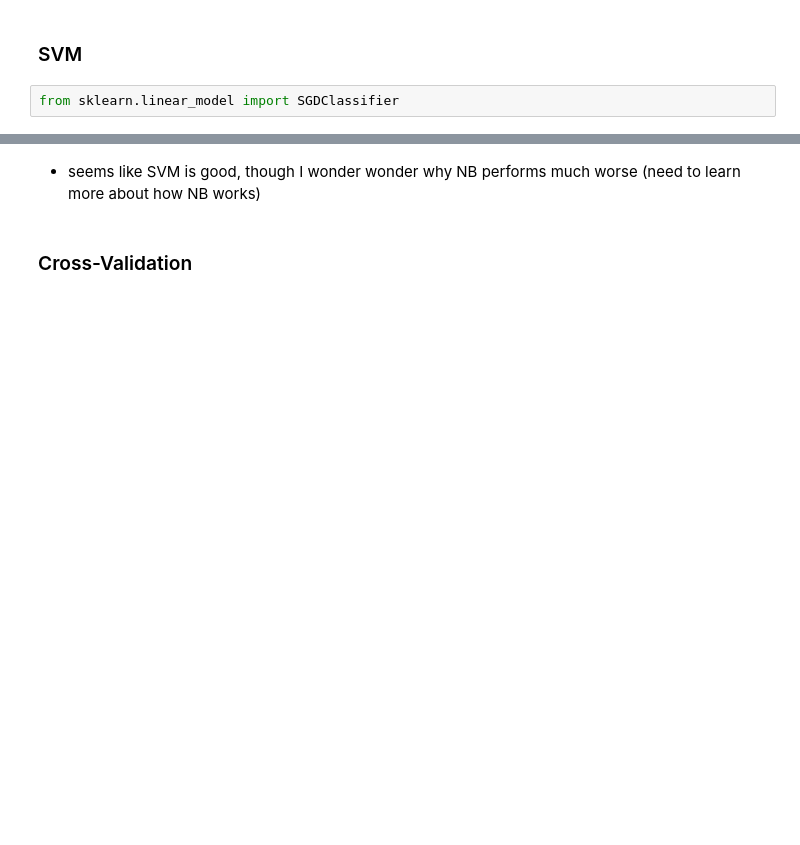
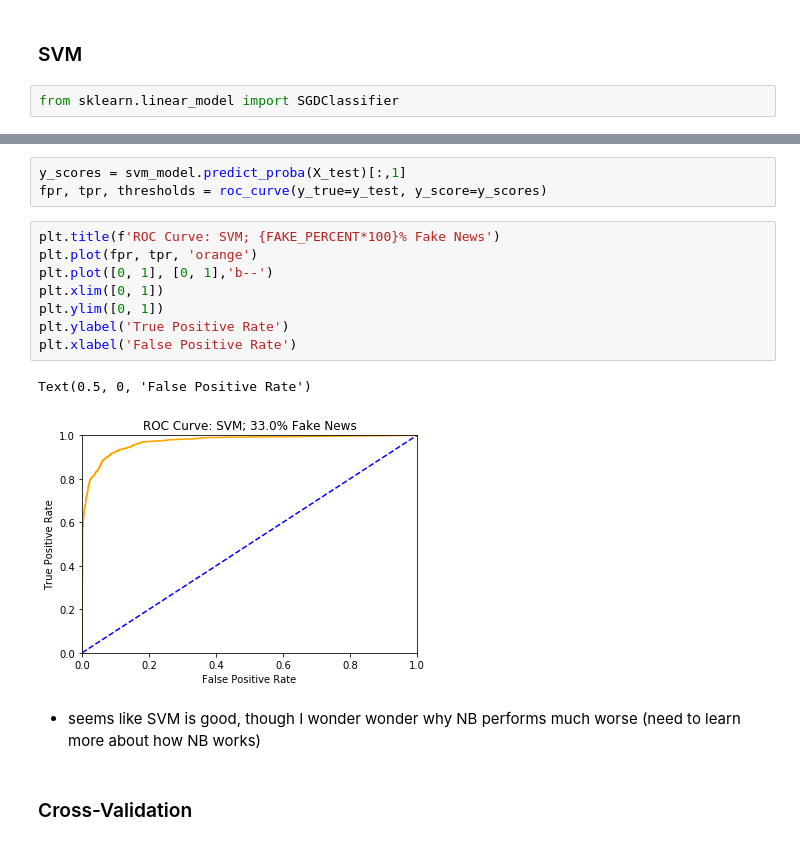
Before and after one commit to Melissa-Liu/FakeNewsDetector, a Jupyter notebook: body_only.ipynb, the cells around one changed output, grey strips where cells are left out. Cells and saved outputs as stored; diff of their text form; blank space fills up the shorter version.

```diff
--- a/body_only.ipynb
+++ b/body_only.ipynb
@@ -133,3 +148,17 @@ Normalized confusion matrix
+# %%
+y_scores = svm_model.predict_proba(X_test)[:,1]
+fpr, tpr, thresholds = roc_curve(y_true=y_test, y_score=y_scores)
+# %%
+plt.title(f'ROC Curve: SVM; {FAKE_PERCENT*100}% Fake News')
+plt.plot(fpr, tpr, 'orange')
+plt.plot([0, 1], [0, 1],'b--')
+plt.xlim([0, 1])
+plt.ylim([0, 1])
+plt.ylabel('True Positive Rate')
+plt.xlabel('False Positive Rate')
+# %% [output]
+Text(0.5, 0, 'False Positive Rate')
+[figure, added]
 # %% [markdown]
 - seems like SVM is good, though I wonder wonder why NB performs much worse (need to learn more about how NB works)
 # %% [markdown]
```
Also changed, not shown: parts of 15 cells of this notebook, 2 other files.
